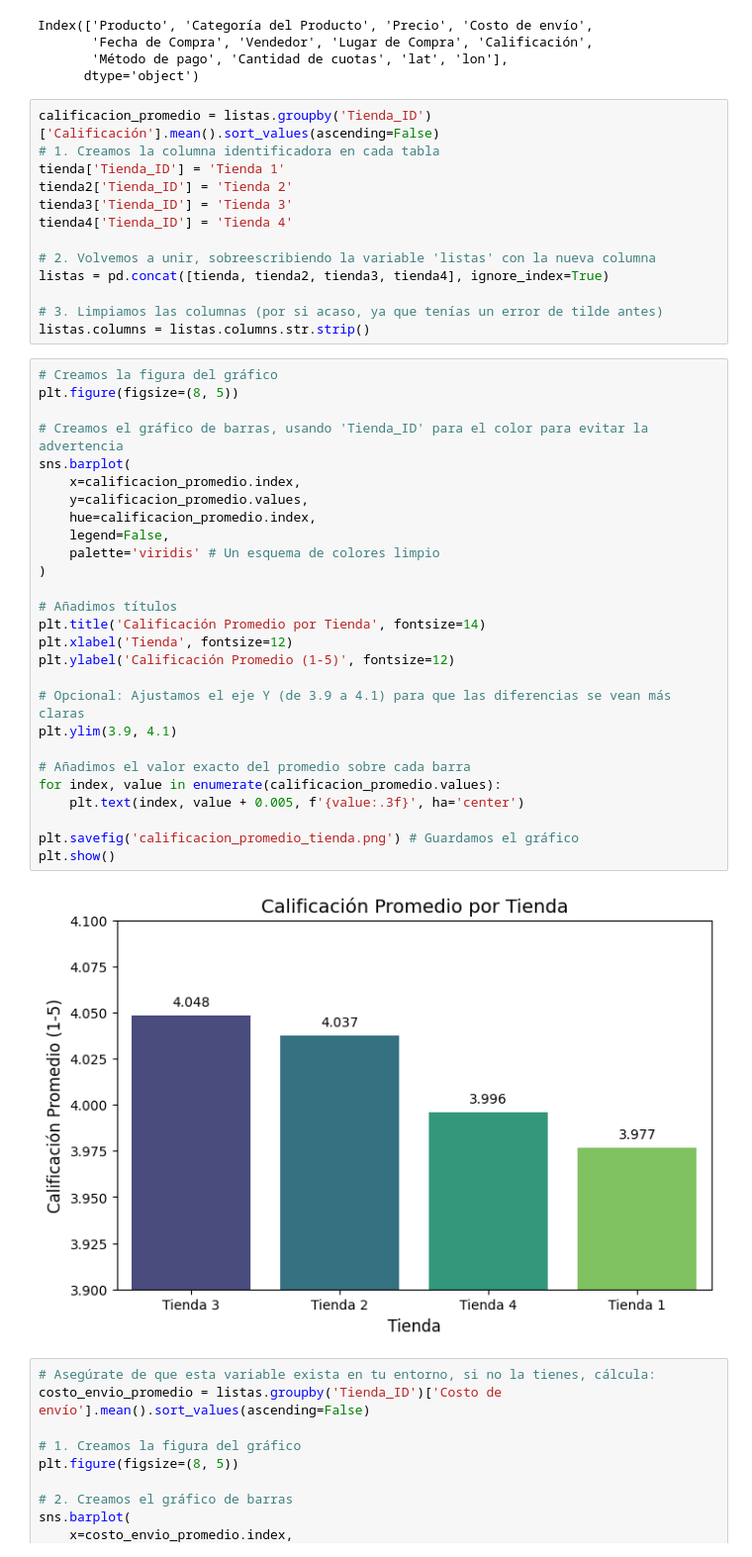
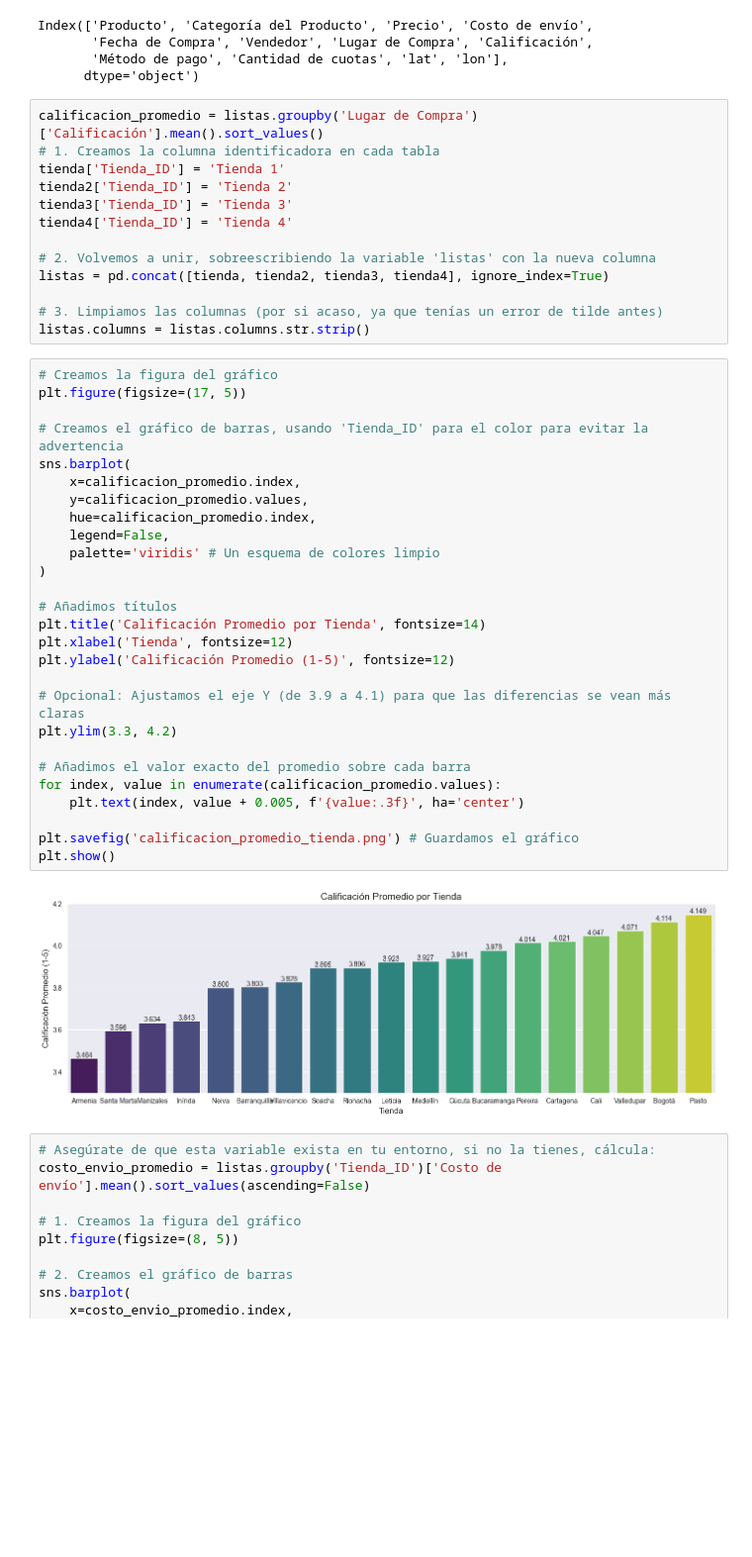
Before and after one commit to zxxcerbero/challenge1-data-science-latam, a Jupyter notebook: AluraStoreLatam.ipynb, the cells around one changed output. Shown at 99% size. Cells and saved outputs as stored; diff of their text form; blank space fills up the shorter version.

```diff
--- a/AluraStoreLatam.ipynb
+++ b/AluraStoreLatam.ipynb
@@ -132,7 +132,7 @@ Index(['Producto', 'Categoría del Producto', 'Precio', 'Costo de envío',
        'Método de pago', 'Cantidad de cuotas', 'lat', 'lon'],
       dtype='object')
 # %%
-calificacion_promedio = listas.groupby('Tienda_ID')['Calificación'].mean().sort_values(ascending=False)
+calificacion_promedio = listas.groupby('Lugar de Compra')['Calificación'].mean().sort_values()
 # 1. Creamos la columna identificadora en cada tabla
 tienda['Tienda_ID'] = 'Tienda 1'
 tienda2['Tienda_ID'] = 'Tienda 2'
@@ -146,33 +146,33 @@ listas = pd.concat([tienda, tienda2, tienda3, tienda4], ignore_index=True)
 listas.columns = listas.columns.str.strip()
 # %%
 # Creamos la figura del gráfico
-plt.figure(figsize=(8, 5))
+plt.figure(figsize=(17, 5))
 
 # Creamos el gráfico de barras, usando 'Tienda_ID' para el color para evitar la advertencia
 sns.barplot(
     x=calificacion_promedio.index,
     y=calificacion_promedio.values,
     hue=calificacion_promedio.index,
     legend=False,
     palette='viridis' # Un esquema de colores limpio
 )
 
 # Añadimos títulos
 plt.title('Calificación Promedio por Tienda', fontsize=14)
 plt.xlabel('Tienda', fontsize=12)
 plt.ylabel('Calificación Promedio (1-5)', fontsize=12)
 
 # Opcional: Ajustamos el eje Y (de 3.9 a 4.1) para que las diferencias se vean más claras
-plt.ylim(3.9, 4.1)
+plt.ylim(3.3, 4.2)
 
 # Añadimos el valor exacto del promedio sobre cada barra
 for index, value in enumerate(calificacion_promedio.values):
     plt.text(index, value + 0.005, f'{value:.3f}', ha='center')
 
 plt.savefig('calificacion_promedio_tienda.png') # Guardamos el gráfico
 plt.show()
 # %% [output]
-[figure, old version]
+[figure, new version]
 # %%
 # Asegúrate de que esta variable exista en tu entorno, si no la tienes, cálcula:
 costo_envio_promedio = listas.groupby('Tienda_ID')['Costo de envío'].mean().sort_values(ascending=False)
```
Also changed, not shown: parts of 1 cell of this notebook.
